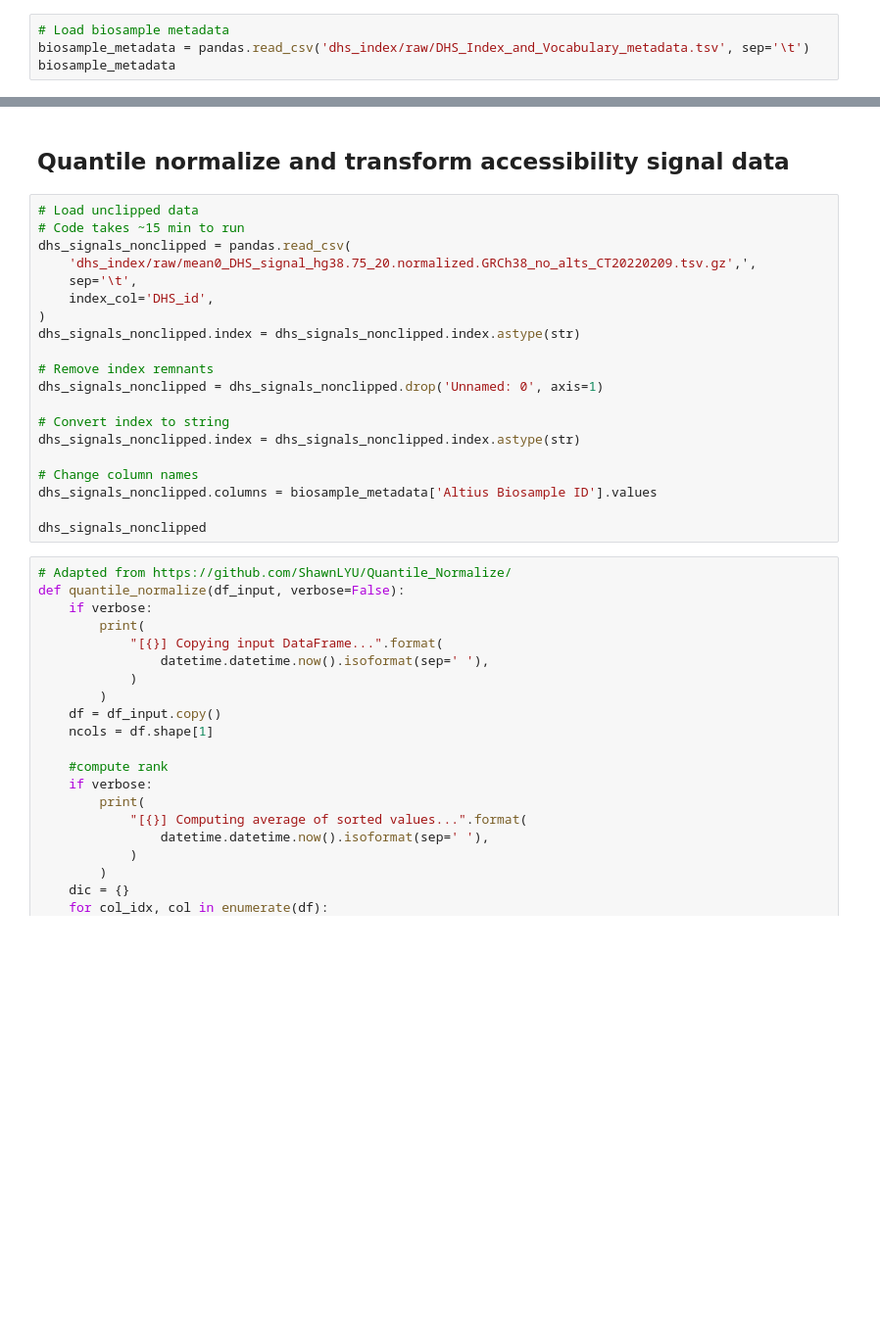
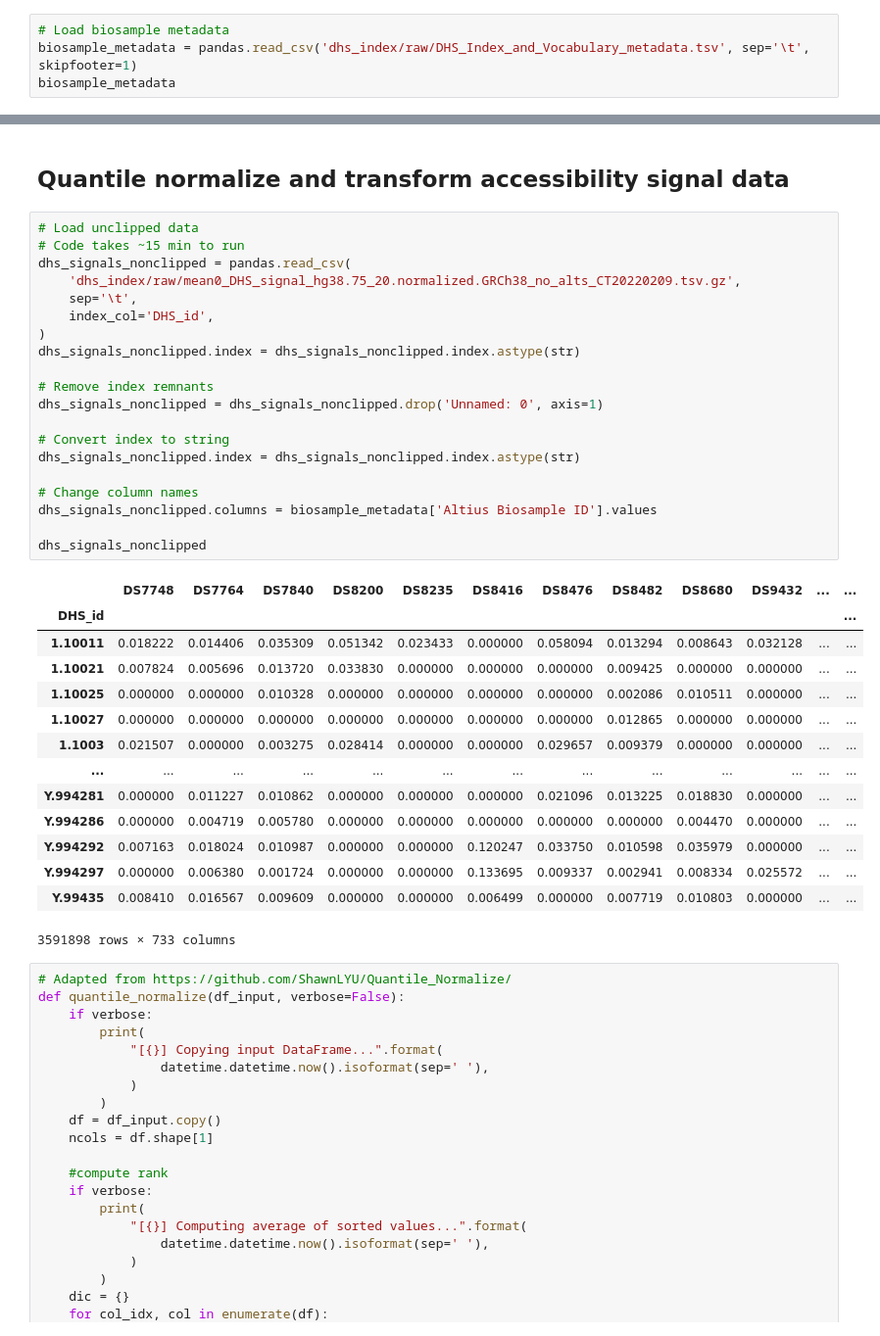
Before and after one commit to castillohair/enhancer-design, a Jupyter notebook: data/process_data_for_training.ipynb, the cells around one changed output, grey strips where cells are left out. Shown: that part at 98% size. Drawn from its saved outputs; the diff is of its cells as text; blank space fills up the shorter version.

```diff
--- a/data/process_data_for_training.ipynb
+++ b/data/process_data_for_training.ipynb
@@ -1691,5 +1647,5 @@ import tables
 os.makedirs('dhs733_training', exist_ok=True)
 # %%
 # Load biosample metadata
-biosample_metadata = pandas.read_csv('dhs_index/raw/DHS_Index_and_Vocabulary_metadata.tsv', sep='\t')
+biosample_metadata = pandas.read_csv('dhs_index/raw/DHS_Index_and_Vocabulary_metadata.tsv', sep='\t', skipfooter=1)
 biosample_metadata
@@ -1736,23 +1739,38 @@ with tables.open_file(seqs_onehot_filename, mode='a') as f:  # 'a' mode to appen
 # %%
 # Load unclipped data
 # Code takes ~15 min to run
 dhs_signals_nonclipped = pandas.read_csv(
-    'dhs_index/raw/mean0_DHS_signal_hg38.75_20.normalized.GRCh38_no_alts_CT20220209.tsv.gz',',
+    'dhs_index/raw/mean0_DHS_signal_hg38.75_20.normalized.GRCh38_no_alts_CT20220209.tsv.gz',
     sep='\t',
     index_col='DHS_id',
 )
 dhs_signals_nonclipped.index = dhs_signals_nonclipped.index.astype(str)
 
 # Remove index remnants
 dhs_signals_nonclipped = dhs_signals_nonclipped.drop('Unnamed: 0', axis=1)
 
 # Convert index to string
 dhs_signals_nonclipped.index = dhs_signals_nonclipped.index.astype(str)
 
 # Change column names
 dhs_signals_nonclipped.columns = biosample_metadata['Altius Biosample ID'].values
 
 dhs_signals_nonclipped
+# %% [output]
+|  | DS7748 | DS7764 | DS7840 | DS8200 | DS8235 | DS8416 | DS8476 | DS8482 | DS8680 | DS9432 | ... | ... |
+| DHS_id |  |  |  |  |  |  |  |  |  |  |  | ... |
+| 1.10011 | 0.018222 | 0.014406 | 0.035309 | 0.051342 | 0.023433 | 0.000000 | 0.058094 | 0.013294 | 0.008643 | 0.032128 | ... | ... |
+| 1.10021 | 0.007824 | 0.005696 | 0.013720 | 0.033830 | 0.000000 | 0.000000 | 0.000000 | 0.009425 | 0.000000 | 0.000000 | ... | ... |
+| 1.10025 | 0.000000 | 0.000000 | 0.010328 | 0.000000 | 0.000000 | 0.000000 | 0.000000 | 0.002086 | 0.010511 | 0.000000 | ... | ... |
+| 1.10027 | 0.000000 | 0.000000 | 0.000000 | 0.000000 | 0.000000 | 0.000000 | 0.000000 | 0.012865 | 0.000000 | 0.000000 | ... | ... |
+| 1.1003 | 0.021507 | 0.000000 | 0.003275 | 0.028414 | 0.000000 | 0.000000 | 0.029657 | 0.009379 | 0.000000 | 0.000000 | ... | ... |
+| ... | ... | ... | ... | ... | ... | ... | ... | ... | ... | ... | ... | ... |
+| Y.994281 | 0.000000 | 0.011227 | 0.010862 | 0.000000 | 0.000000 | 0.000000 | 0.021096 | 0.013225 | 0.018830 | 0.000000 | ... | ... |
+| Y.994286 | 0.000000 | 0.004719 | 0.005780 | 0.000000 | 0.000000 | 0.000000 | 0.000000 | 0.000000 | 0.004470 | 0.000000 | ... | ... |
+| Y.994292 | 0.007163 | 0.018024 | 0.010987 | 0.000000 | 0.000000 | 0.120247 | 0.033750 | 0.010598 | 0.035979 | 0.000000 | ... | ... |
+| Y.994297 | 0.000000 | 0.006380 | 0.001724 | 0.000000 | 0.000000 | 0.133695 | 0.009337 | 0.002941 | 0.008334 | 0.025572 | ... | ... |
+| Y.99435 | 0.008410 | 0.016567 | 0.009609 | 0.000000 | 0.000000 | 0.006499 | 0.000000 | 0.007719 | 0.010803 | 0.000000 | ... | ... |
+3591898 rows × 733 columns
 # %%
 # Adapted from https://github.com/ShawnLYU/Quantile_Normalize/
 def quantile_normalize(df_input, verbose=False):
```
Also changed, not shown: parts of 17 cells of this notebook.
